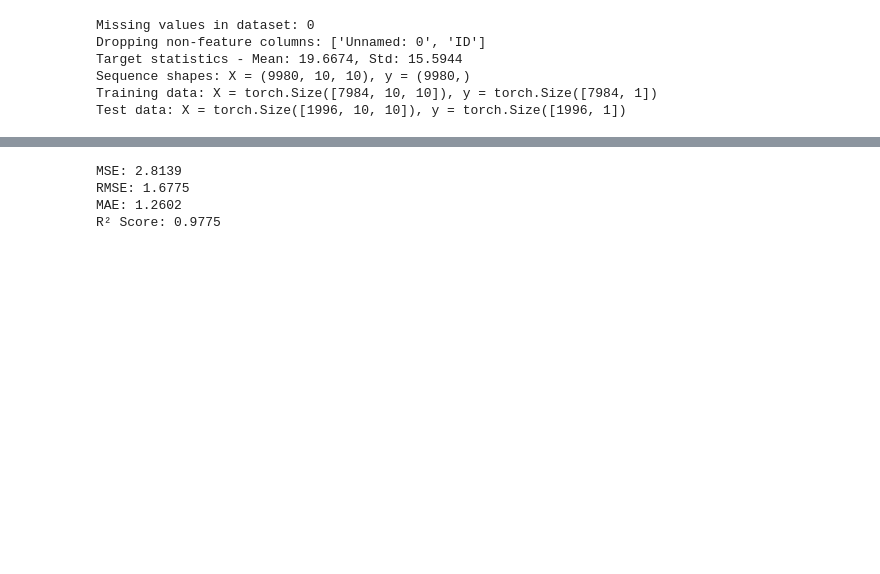
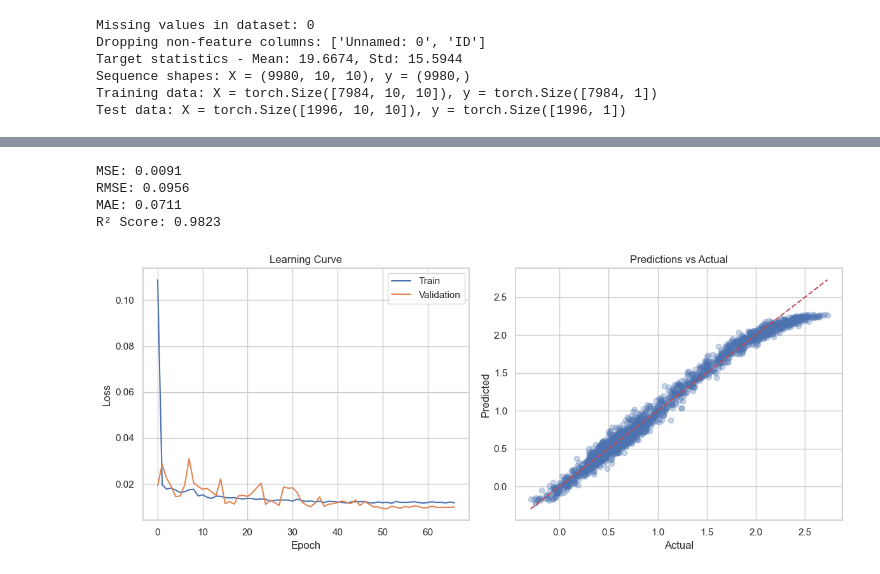
Before and after one commit to eliottvalette/NOTEBOOK-Maker, a Jupyter notebook: Output/exe_C_1_csv_time_series.ipynb, the cells around one changed output, grey strips where cells are left out. Drawn from its saved outputs; the diff is of its cells as text; code cells hidden in the pictures; blank space fills up the shorter version.

Commit message:
refactor dt modelling

```diff
--- a/Output/exe_C_1_csv_time_series.ipynb
+++ b/Output/exe_C_1_csv_time_series.ipynb
@@ -281,29 +257,45 @@ Early stopping triggered at epoch 37
 # Evaluate the model
 model.eval()
 with torch.no_grad():
-    # Make predictions
-    test_predictions = model(X_test_tensor)
-
-    # Convert to numpy and rescale back to original units
-    y_pred_scaled = test_predictions.numpy().flatten()
-    y_true_scaled = y_test_tensor.numpy().flatten()
-
-    # Convert predictions back to original scale
-    y_pred = y_pred_scaled * y_std + y_mean
-    y_true = y_true_scaled * y_std + y_mean
+    y_pred = model(X_test_tensor)
 
     # Calculate metrics
-    mse = mean_squared_error(y_true, y_pred)
+    mse = mean_squared_error(y_test, y_pred)
     rmse = np.sqrt(mse)
-    mae = mean_absolute_error(y_true, y_pred)
-    r2 = r2_score(y_true, y_pred)
+    mae = mean_absolute_error(y_test, y_pred)
+    r2 = r2_score(y_test, y_pred)
 
     print(f'MSE: {mse:.4f}')
     print(f'RMSE: {rmse:.4f}')
     print(f'MAE: {mae:.4f}')
     print(f'R² Score: {r2:.4f}')
 # %% [output]
-MSE: 2.8139
-RMSE: 1.6775
-MAE: 1.2602
-R² Score: 0.9775
+MSE: 0.0091
+RMSE: 0.0956
+MAE: 0.0711
+R² Score: 0.9823
+# %%
+# Plot results
+plt.figure(figsize=(12, 5))
+
+# Plot learning curve
+plt.subplot(1, 2, 1)
+plt.plot(train_losses)
+plt.plot(val_losses)
+plt.title('Learning Curve')
+plt.xlabel('Epoch')
+plt.ylabel('Loss')
+plt.legend(['Train', 'Validation'])
+
+# Plot predictions vs actual
+plt.subplot(1, 2, 2)
+plt.scatter(y_test, y_pred, alpha=0.3)
+plt.plot([y_test.min(), y_test.max()], [y_test.min(), y_test.max()], 'r--')
+plt.title('Predictions vs Actual')
+plt.xlabel('Actual')
+plt.ylabel('Predicted')
+
+plt.tight_layout()
+plt.show()
+# %% [output]
+[figure, added]
```
Also changed, not shown: parts of 8 cells of this notebook, 9 other files.
